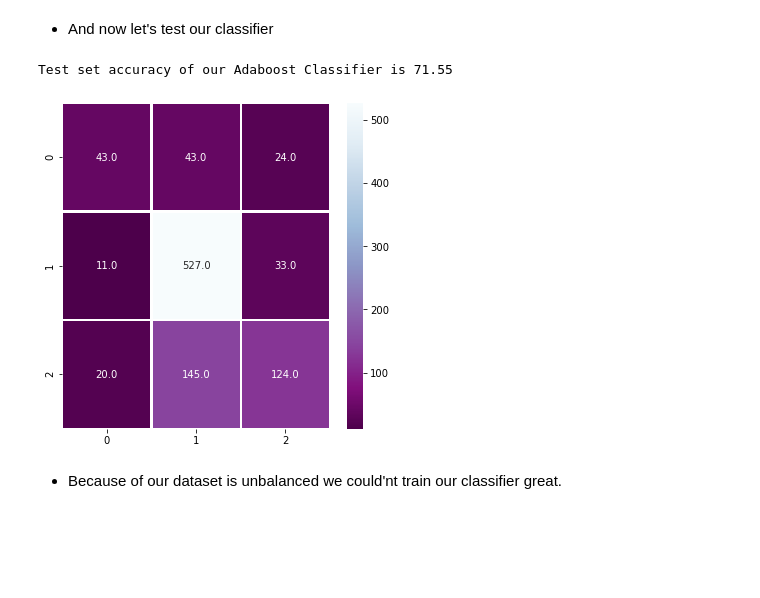
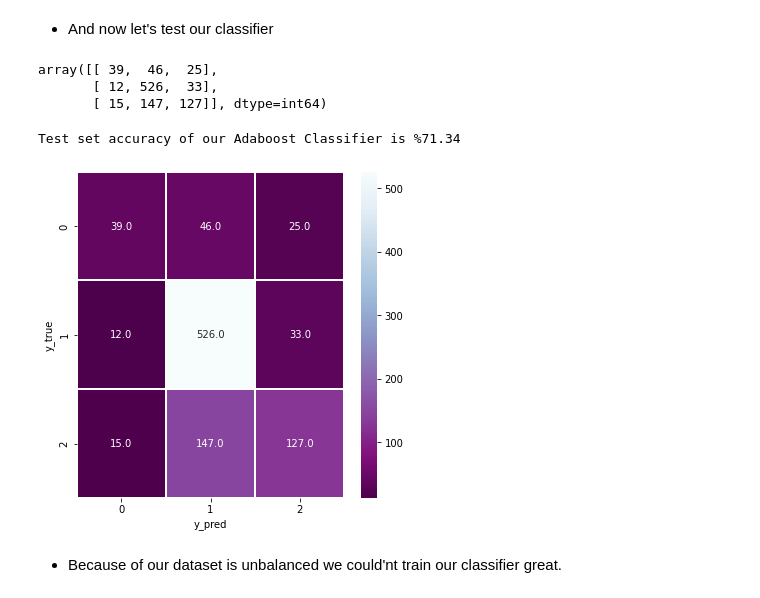
Before and after one commit to wanlugu/Ensemble-Learning, a Jupyter notebook: tfidf-adaboost-text-classification.ipynb, the cells around one changed output. Saved outputs shown, nothing was run; the diff lists cells and outputs as text; code cells hidden in the pictures; blank space fills up the shorter version.

```diff
--- a/tfidf-adaboost-text-classification.ipynb
+++ b/tfidf-adaboost-text-classification.ipynb
@@ -219,0 +242,8 @@ LookupError:
+# %%
+lemma = WordNetLemmatizer()
+print(lemma.lemmatize('helps'))
+print(lemma.lemmatize('books'))
+print(lemma.lemmatize('applied'))
+print(lemma.lemmatize('took'))
+print(lemma.lemmatize('token'))
+print(lemma.lemmatize('feet'))
@@ -337,17 +402,26 @@ classifier.fit(x_train,y_train)
 AdaBoostClassifier(base_estimator=DecisionTreeClassifier(), n_estimators=100)
 # %% [markdown]
 * And now let's test our classifier
+# %%
+confusion_matrix(y_pred=y_pred, y_true=y_test)
+# %% [output]
+array([[ 39,  46,  25],
+       [ 12, 526,  33],
+       [ 15, 147, 127]], dtype=int64)
 # %%
 y_pred = classifier.predict(x_test)
 
-print("Test set accuracy of our Adaboost Classifier is {}".format(round(accuracy_score(y_pred,y_test)*100,2)))
+print("Test set accuracy of our Adaboost Classifier is %{}".format(round(accuracy_score(y_pred,y_test)*100,2)))
 
 plt.subplots(figsize=(6,6))
-sns.heatmap(confusion_matrix(y_pred=y_pred,y_true=y_test),annot=True,fmt=".1f",linewidths=1.5,cmap="BuPu_r")
+sns.heatmap(confusion_matrix(y_pred=y_pred, y_true=y_test), annot=True, fmt=".1f", linewidths=1.5, cmap="BuPu_r")
+plt.ylabel('y_true')
+plt.xlabel('y_pred')
+
 plt.show()
 # %% [output]
-Test set accuracy of our Adaboost Classifier is 71.55
+Test set accuracy of our Adaboost Classifier is %71.34
-[figure, old version]
+[figure, new version]
 # %% [markdown]
 * Because of our dataset is unbalanced we could'nt train our classifier great.
 # %% [markdown]
```
Also changed, not shown: parts of 17 cells of this notebook.
